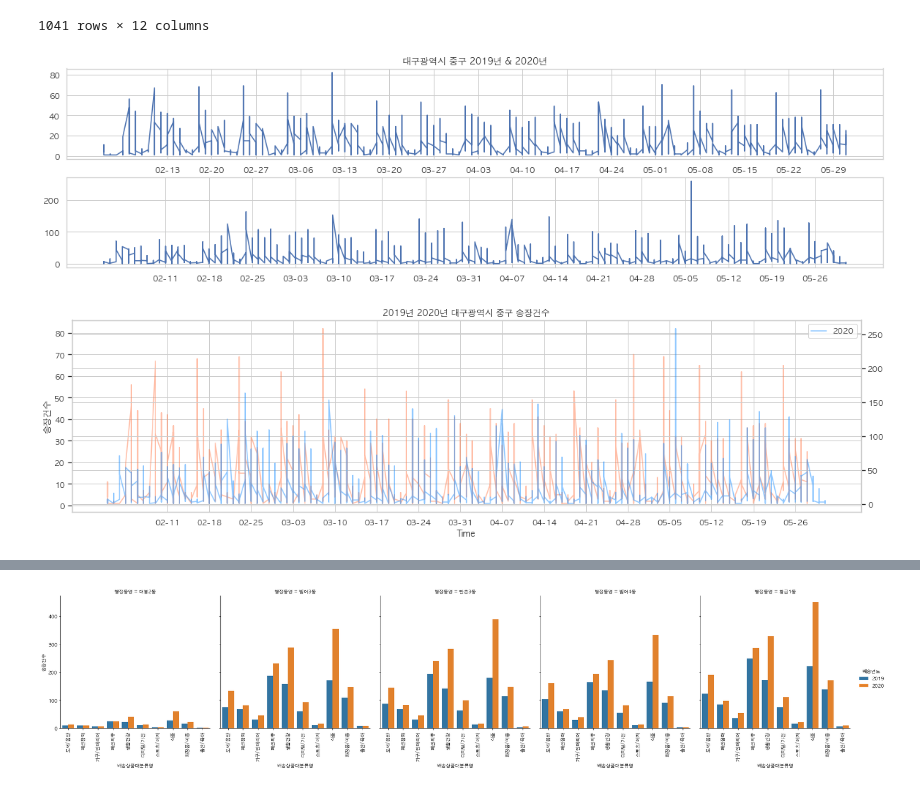
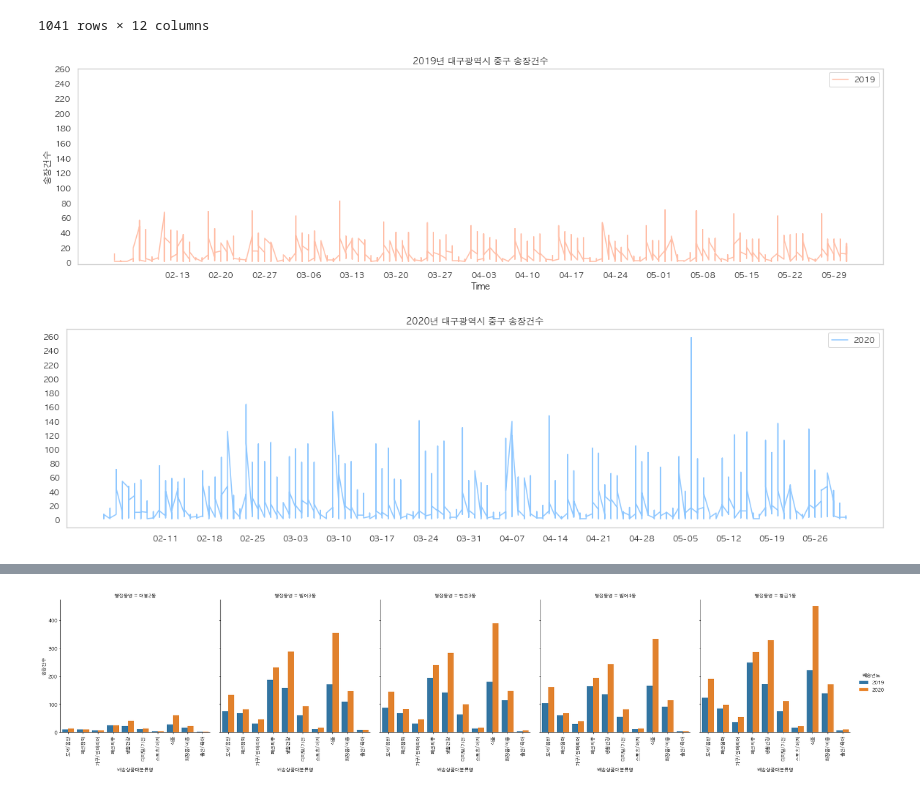
Before and after one commit to yekyung2/AOAS_data, a Jupyter notebook: daily_analysis/shipping_2.ipynb, the cells around one changed output, grey strips where cells are left out. Saved outputs shown, nothing was run; the diff lists cells and outputs as text; code cells hidden in the pictures.

```diff
--- a/daily_analysis/shipping_2.ipynb
+++ b/daily_analysis/shipping_2.ipynb
@@ -747,39 +747,33 @@ daegu_top5[(daegu_top5['시군구명']=='중구') & (daegu_top5['배송연도']=
 | 156391 | 200531 | 패션의류 | 19 | 대구광역시 | 27 | 중구 | 11 | 대봉2동 | 690 | 1 | 05-31 | ... |
 | 156560 | 200531 | 패션잡화 | 20 | 대구광역시 | 27 | 중구 | 11 | 대봉2동 | 690 | 2 | 05-31 | ... |
 1041 rows × 12 columns
-# %%
-plt.figure(figsize=(20,5))
-
-plt.plot('배송날짜', '송장건수', data=daegu_top5[(daegu_top5['시군구명']=='중구') & (daegu_top5['배송연도']==2019)])
-plt.xticks(np.arange(min(x), max(x)+100, 7.0))
-plt.title('대구광역시 중구 2019년 & 2020년')
-
-plt.subplot(2,1,2)
-plt.plot('배송날짜', '송장건수', data=daegu_top5[(daegu_top5['시군구명']=='중구') & (daegu_top5['배송연도']==2020)])
-plt.xticks(np.arange(min(x), max(x)+100, 7.0))
-
-
-plt.show()
-# %% [output]
-[figure, removed]
 # %%
 #2019년 2020년 한 눈에 보기
 fig, ax = plt.subplots(figsize=(20,5))
 ax.plot(daegu_top5[(daegu_top5['시군구명']=='중구') & (daegu_top5['배송연도']==2019)]['배송날짜'],
         daegu_top5[(daegu_top5['시군구명']=='중구') & (daegu_top5['배송연도']==2019)]['송장건수'],
         color='coral', label="2019",alpha=0.5,)
 ax.set_xlabel('Time')
 ax.set_ylabel('송장건수')
-ax.set_title('2019년 2020년 대구광역시 중구 송장건수')
+ax.set_title('2019년 대구광역시 중구 송장건수')
 plt.xticks(np.arange(min(x), max(x)+100, 7.0))
+plt.yticks([0, 20, 40, 60, 80, 100, 120, 140, 160, 180, 200, 220, 240, 260])
+plt.grid(b=None)
+ax.legend()
 
-ax2 = ax.twinx()
-ax2.plot(daegu_top5[(daegu_top5['시군구명']=='중구') & (daegu_top5['배송연도']==2020)]['배송날짜'],
+
+fig, ax = plt.subplots(figsize=(20,5))
+ax.plot(daegu_top5[(daegu_top5['시군구명']=='중구') & (daegu_top5['배송연도']==2020)]['배송날짜'],
         daegu_top5[(daegu_top5['시군구명']=='중구') & (daegu_top5['배송연도']==2020)]['송장건수'],
 color='dodgerblue', label='2020',alpha=0.5)
 plt.xticks(np.arange(min(x), max(x)+100, 7.0))
-ax2.legend()
+ax.legend()
+ax.set_title('2020년 대구광역시 중구 송장건수')
+plt.yticks([0, 20, 40, 60, 80, 100, 120, 140, 160, 180, 200, 220, 240, 260])
+plt.grid(b=None)
+
 
 plt.show()
 # %% [output]
-[figure, old version]
+[figure, new version]
+[figure, added]
```
Also changed, not shown: parts of 1 cell of this notebook.
